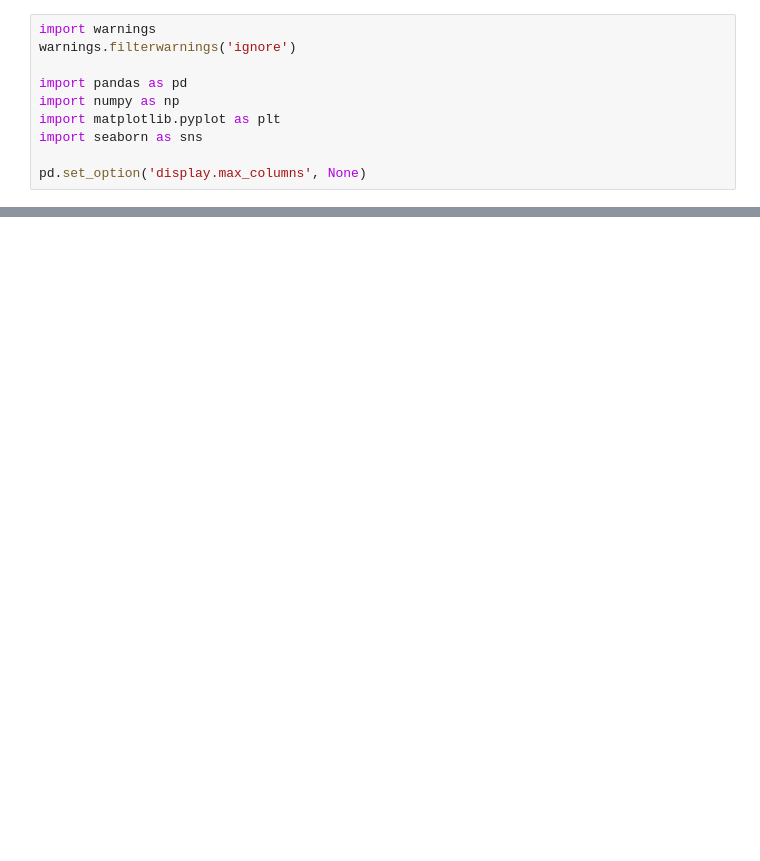
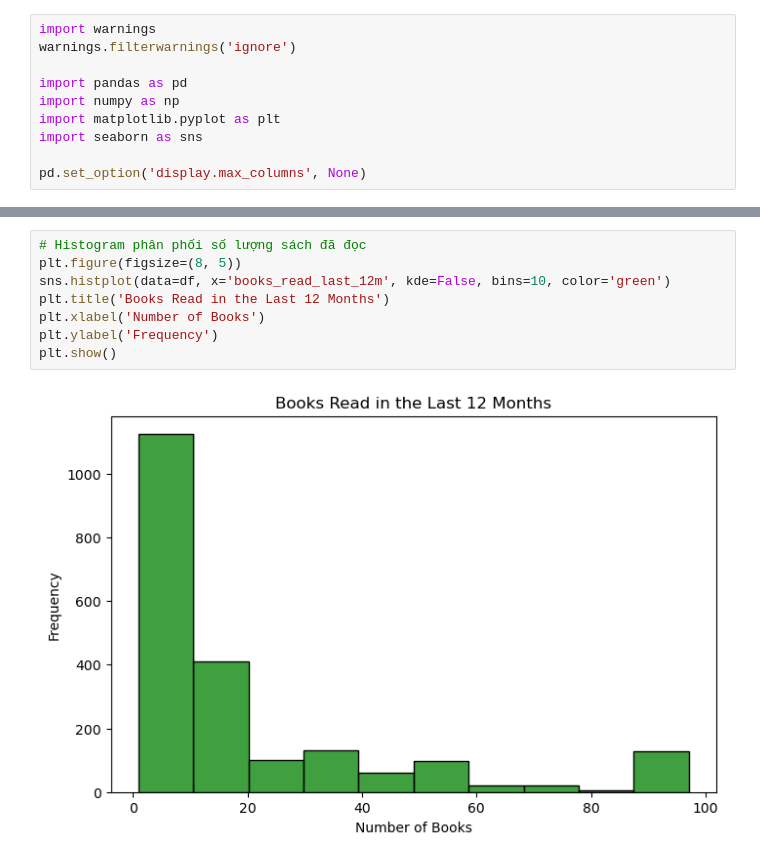
Before and after one commit to neyngnn/LTKHDL, a Jupyter notebook: notebook/Eda.ipynb, the cells around one changed output, grey strips where cells are left out. Saved outputs shown, nothing was run; the diff lists cells and outputs as text; blank space fills up the shorter version.

```diff
--- a/notebook/Eda.ipynb
+++ b/notebook/Eda.ipynb
@@ -20,0 +57,10 @@ df.head(5)
+# %%
+# Histogram phân phối số lượng sách đã đọc
+plt.figure(figsize=(8, 5))
+sns.histplot(data=df, x='books_read_last_12m', kde=False, bins=10, color='green')
+plt.title('Books Read in the Last 12 Months')
+plt.xlabel('Number of Books')
+plt.ylabel('Frequency')
+plt.show()
+# %% [output]
+[figure, added]
```
Also changed, not shown: parts of 2 cells of this notebook.
